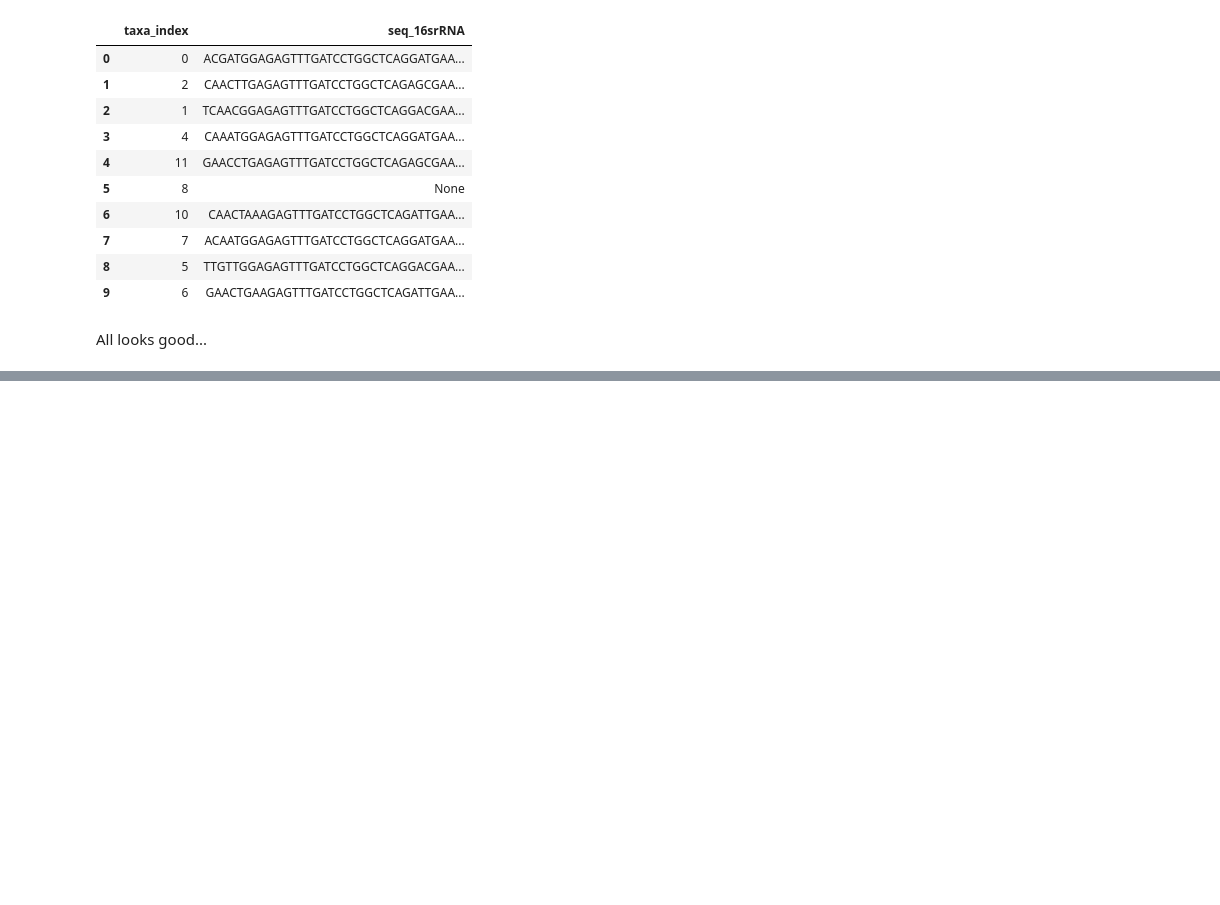
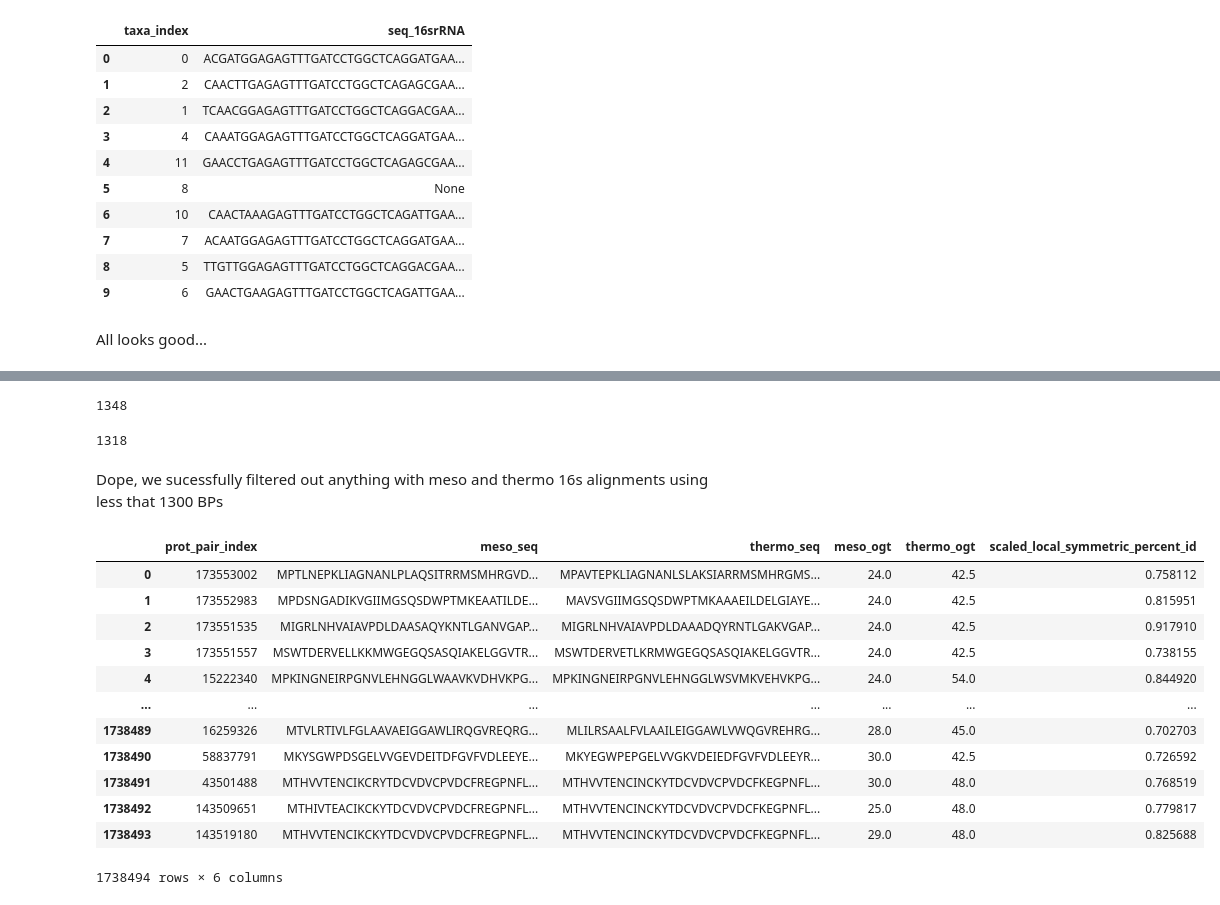
Before and after one commit to BeckResearchLab/learn2thermDB, a Jupyter notebook: notebooks/test-duckdb.ipynb, the cells around one changed output, grey strips where cells are left out. Cells and saved outputs as stored; diff of their text form; code cells hidden in the pictures; blank space fills up the shorter version.

```diff
--- a/notebooks/test-duckdb.ipynb
+++ b/notebooks/test-duckdb.ipynb
@@ -340,0 +921,49 @@ All looks good...
+# %%
+test['thermo_16s'].apply(len).min()
+# %% [output]
+1348
+# %%
+test['meso_16s'].apply(len).min()
+# %% [output]
+1318
+# %% [markdown]
+Dope, we sucessfully filtered out anything with meso and thermo 16s alignments using less that 1300 BPs
+# %%
+# repeat above but print out what we would need for ML, eg. protein sequence and OGT
+test = conn.execute("""
+    SELECT
+        protein_pairs.prot_pair_index,
+        proteins_m.protein_seq AS meso_seq,
+        proteins_t.protein_seq AS thermo_seq,
+        taxa_m.ogt AS meso_ogt,
+        taxa_t.ogt AS thermo_ogt,
+        protein_pairs.scaled_local_symmetric_percent_id
+    FROM protein_pairs
+    INNER JOIN taxa AS taxa_m ON (protein_pairs.meso_index=taxa_m.taxa_index)
+    INNER JOIN taxa AS taxa_t ON (protein_pairs.thermo_index=taxa_t.taxa_index)
+    INNER JOIN proteins AS proteins_m ON (protein_pairs.meso_protein_int_index=proteins_m.protein_int_index)
+    INNER JOIN proteins AS proteins_t ON (protein_pairs.thermo_protein_int_index=proteins_t.protein_int_index)
+    WHERE
+        taxa_m.len_16s>1300
+        AND taxa_t.len_16s>1300
+        AND protein_pairs.local_E_Value< 1e-46
+        AND protein_pairs.query_align_cov > 0.95
+        AND protein_pairs.subject_align_cov > 0.95
+        AND protein_pairs.scaled_local_symmetric_percent_id > 0.7
+""").df()
+# %%
+test
+# %% [output]
+|  | prot_pair_index | meso_seq | thermo_seq | meso_ogt | thermo_ogt | scaled_local_symmetric_percent_id |
+| 0 | 173553002 | MPTLNEPKLIAGNANLPLAQSITRRMSMHRGVD... | MPAVTEPKLIAGNANLSLAKSIARRMSMHRGMS... | 24.0 | 42.5 | 0.758112 |
+| 1 | 173552983 | MPDSNGADIKVGIIMGSQSDWPTMKEAATILDE... | MAVSVGIIMGSQSDWPTMKAAAEILDELGIAYE... | 24.0 | 42.5 | 0.815951 |
+| 2 | 173551535 | MIGRLNHVAIAVPDLDAASAQYKNTLGANVGAP... | MIGRLNHVAIAVPDLDAAADQYRNTLGAKVGAP... | 24.0 | 42.5 | 0.917910 |
+| 3 | 173551557 | MSWTDERVELLKKMWGEGQSASQIAKELGGVTR... | MSWTDERVETLKRMWGEGQSASQIAKELGGVTR... | 24.0 | 42.5 | 0.738155 |
+| 4 | 15222340 | MPKINGNEIRPGNVLEHNGGLWAAVKVDHVKPG... | MPKINGNEIRPGNVLEHNGGLWSVMKVEHVKPG... | 24.0 | 54.0 | 0.844920 |
+| ... | ... | ... | ... | ... | ... | ... |
+| 1738489 | 16259326 | MTVLRTIVLFGLAAVAEIGGAWLIRQGVREQRG... | MLILRSAALFVLAAILEIGGAWLVWQGVREHRG... | 28.0 | 45.0 | 0.702703 |
+| 1738490 | 58837791 | MKYSGWPDSGELVVGEVDEITDFGVFVDLEEYE... | MKYEGWPEPGELVVGKVDEIEDFGVFVDLEEYR... | 30.0 | 42.5 | 0.726592 |
+| 1738491 | 43501488 | MTHVVTENCIKCRYTDCVDVCPVDCFREGPNFL... | MTHVVTENCINCKYTDCVDVCPVDCFKEGPNFL... | 30.0 | 48.0 | 0.768519 |
+| 1738492 | 143509651 | MTHIVTEACIKCKYTDCVDVCPVDCFREGPNFL... | MTHVVTENCINCKYTDCVDVCPVDCFKEGPNFL... | 25.0 | 48.0 | 0.779817 |
+| 1738493 | 143519180 | MTHVVTENCIKCKYTDCVDVCPVDCFREGPNFL... | MTHVVTENCINCKYTDCVDVCPVDCFKEGPNFL... | 29.0 | 48.0 | 0.825688 |
+1738494 rows × 6 columns
```
Also changed, not shown: parts of 77 cells of this notebook.
